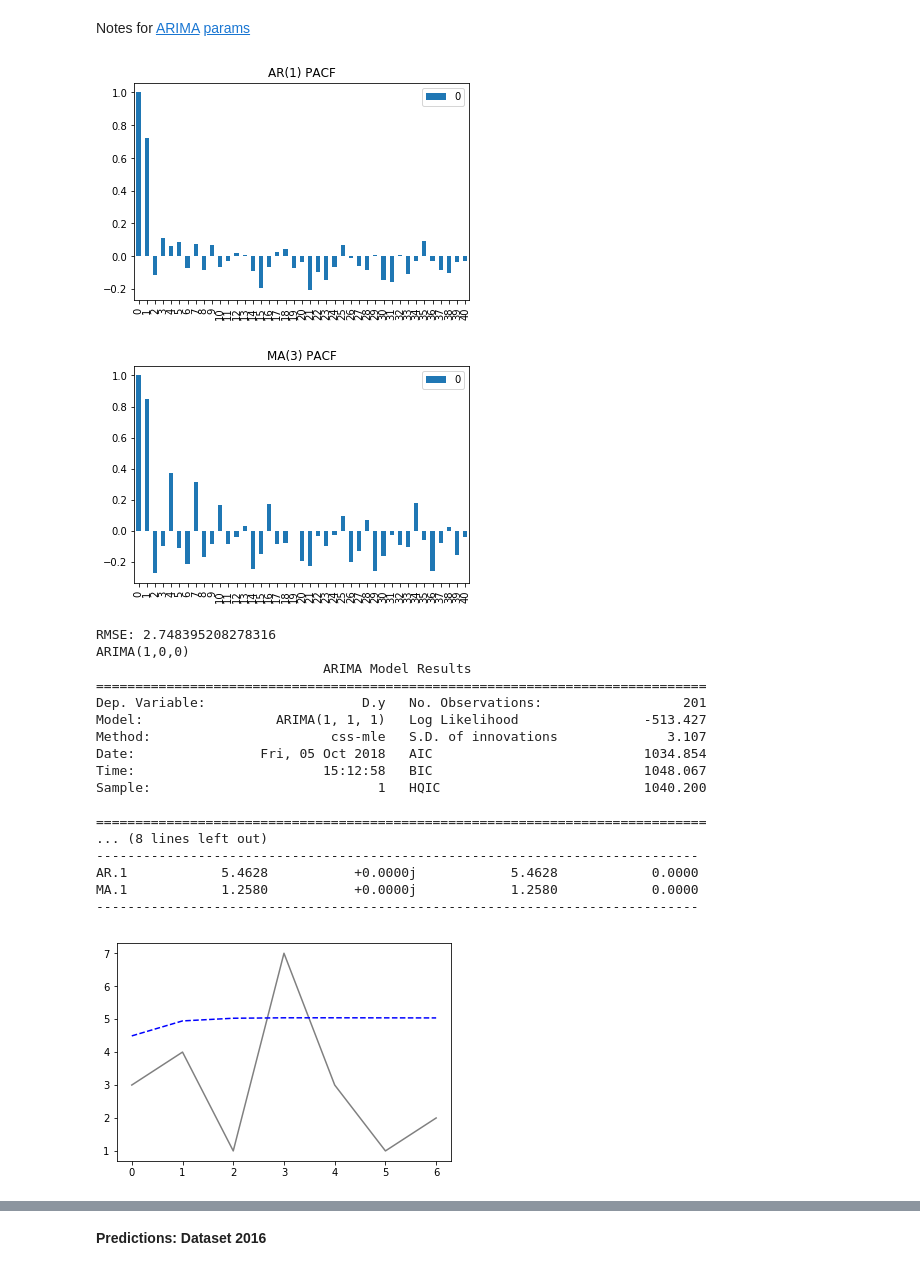
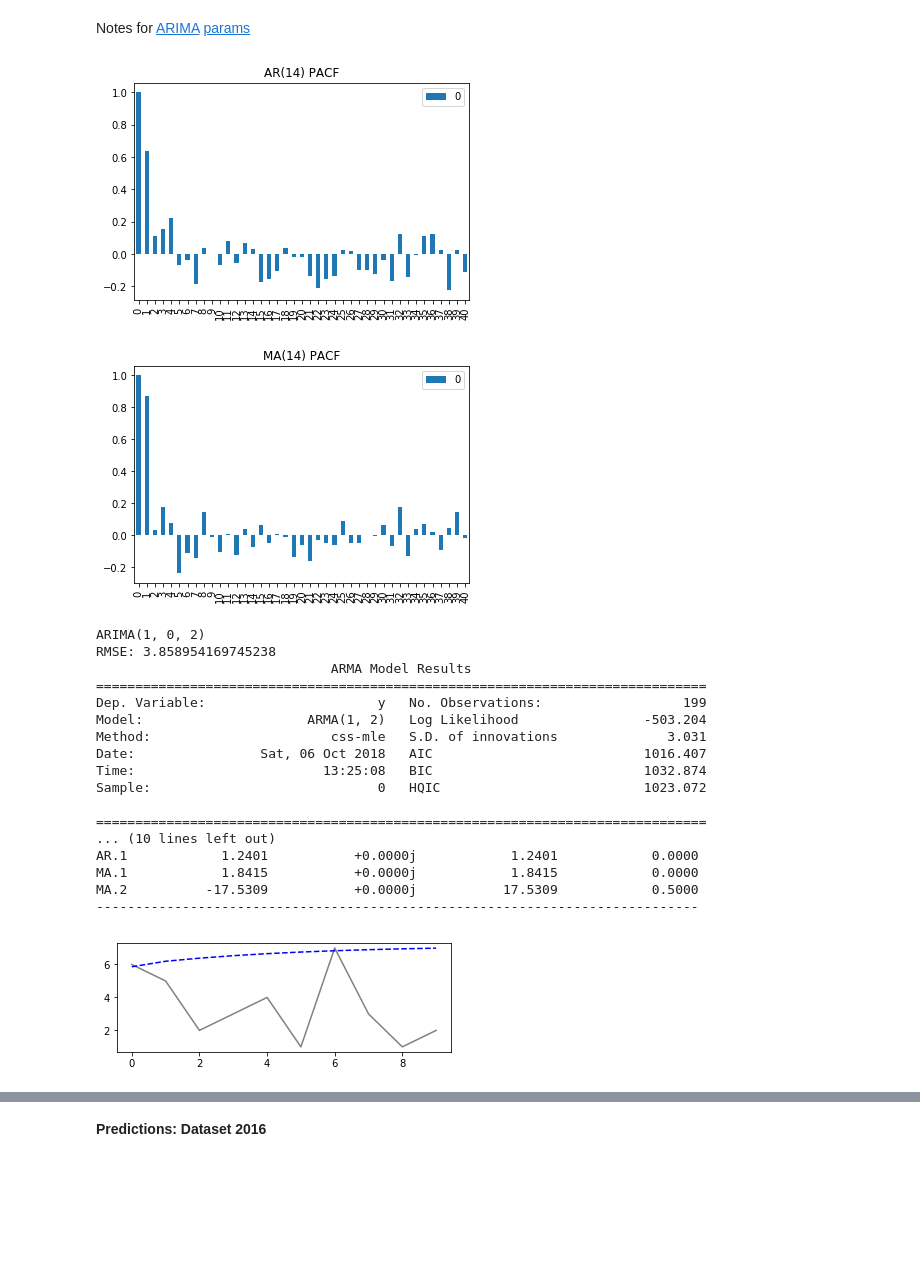
Before and after one commit to kimrharper/thinkful, a Jupyter notebook: capstone/capstone-odot-bikeaccident.ipynb, the cells around one changed output, grey strips where cells are left out. Cells and saved outputs as stored; diff of their text form; code cells hidden in the pictures; blank space fills up the shorter version.

Commit message:
changed MA to RM and corrected old MA to reflect ARIMA error implementation

```diff
--- a/capstone/capstone-odot-bikeaccident.ipynb
+++ b/capstone/capstone-odot-bikeaccident.ipynb
@@ -124,18 +137,20 @@ __Functions__
 # %%
 RMSE = lambda y_predict, y_actual: np.sqrt(np.sum(np.square(np.subtract(y_predict,y_actual)))/len(y_actual))
 
-def visual_validate(y_pred,y,name):
+def visual_validate(y_pred,y,name,printRMSE=True):
     plt.figure(figsize=(6,2))
     print(name)
-    print('RMSE: {}'.format(RMSE(y_pred,y)))
+    if printRMSE:
+        print('RMSE: {}'.format(RMSE(y_pred,y)))
     plt.plot(y,color='gray')
     plt.plot(y_pred,color='blue',linestyle='--')
 # %% [markdown]
 __Test/Train__
 # %%
 # split into train and test sets
+lag_split =10
 X,y = np.array(range(len(ba.values))),ba.values
-train, test = [X[:-7],y[:-7]],[X[-7:],y[-7:]]
+train, test = [X[:-lag_split],y[:-lag_split]],[X[-lag_split:],y[-lag_split:]]
 train_X, train_y = train[0],train[1]
 test_X, test_y = test[0],test[1]
 N = len(y)
@@ -357,33 +400,46 @@ Notes for [ARIMA](https://people.duke.edu/~rnau/411arim.htm) [params](https://st
 # %%
-y_acf = pd.DataFrame(pacf(y_reg));y_acf.plot(kind='bar');plt.title("AR(1) PACF");
+y_acf = pd.DataFrame(pacf(predictions));y_acf.plot(kind='bar');plt.title("AR({}) PACF".format(lags));
 # %% [output]
-[figure, old version]
+[figure, new version]
-# %%
-y_acf = pd.DataFrame(pacf(y_avg));y_acf.plot(kind='bar');plt.title("MA(3) PACF");
-# %% [output]
-[figure, removed]
+# %%
+# MA Residuals
+error_actual = train_y[lags-1:]-predictions
+error_pred = np.zeros(len(predictions))
+coefs = model_fit.params[1:]
+
+
+for i in range(lags,len(predictions)):
+    values = predictions[i-lags:i]
+    try:
+        error_pred[i] = np.dot(values,coefs)
+    except:
+        print(i)
+y_acf = pd.DataFrame(pacf(error_pred));y_acf.plot(kind='bar');plt.title("MA({}) PACF".format(lags));
+# %% [output]
+[figure, added]
 # %%
-model = ARIMA(list(train_y), order=(1,1,1))
+order = (1,0,2)
+model = ARIMA(list(train_y), order=order)
 model_fit = model.fit()
 forecast = model_fit.forecast(steps=len(test_y))
-visual_validate(forecast[0],test_y,'ARIMA(1,0,0)')
+visual_validate(forecast[0],test_y,'ARIMA{}'.format(order))
 print(model_fit.summary())
 # %% [output]
-RMSE: 2.748395208278316
-ARIMA(1,0,0)
-                             ARIMA Model Results
+ARIMA(1, 0, 2)
+RMSE: 3.858954169745238
+                              ARMA Model Results
 ==============================================================================
-Dep. Variable:                    D.y   No. Observations:                  201
-Model:                 ARIMA(1, 1, 1)   Log Likelihood                -513.427
-Method:                       css-mle   S.D. of innovations              3.107
-Date:                Fri, 05 Oct 2018   AIC                           1034.854
-Time:                        15:12:58   BIC                           1048.067
-Sample:                             1   HQIC                          1040.200
+Dep. Variable:                      y   No. Observations:                  199
+Model:                     ARMA(1, 2)   Log Likelihood                -503.204
+Method:                       css-mle   S.D. of innovations              3.031
+Date:                Sat, 06 Oct 2018   AIC                           1016.407
+Time:                        13:25:08   BIC                           1032.874
+Sample:                             0   HQIC                          1023.072
 
 ==============================================================================
-... (8 lines left out)
+... (10 lines left out)
+AR.1            1.2401           +0.0000j            1.2401            0.0000
+MA.1            1.8415           +0.0000j            1.8415            0.0000
+MA.2          -17.5309           +0.0000j           17.5309            0.5000
 -----------------------------------------------------------------------------
-AR.1            5.4628           +0.0000j            5.4628            0.0000
-MA.1            1.2580           +0.0000j            1.2580            0.0000
------------------------------------------------------------------------------
-[figure, old version]
+[figure, new version]
```
Also changed, not shown: parts of 26 cells of this notebook.
